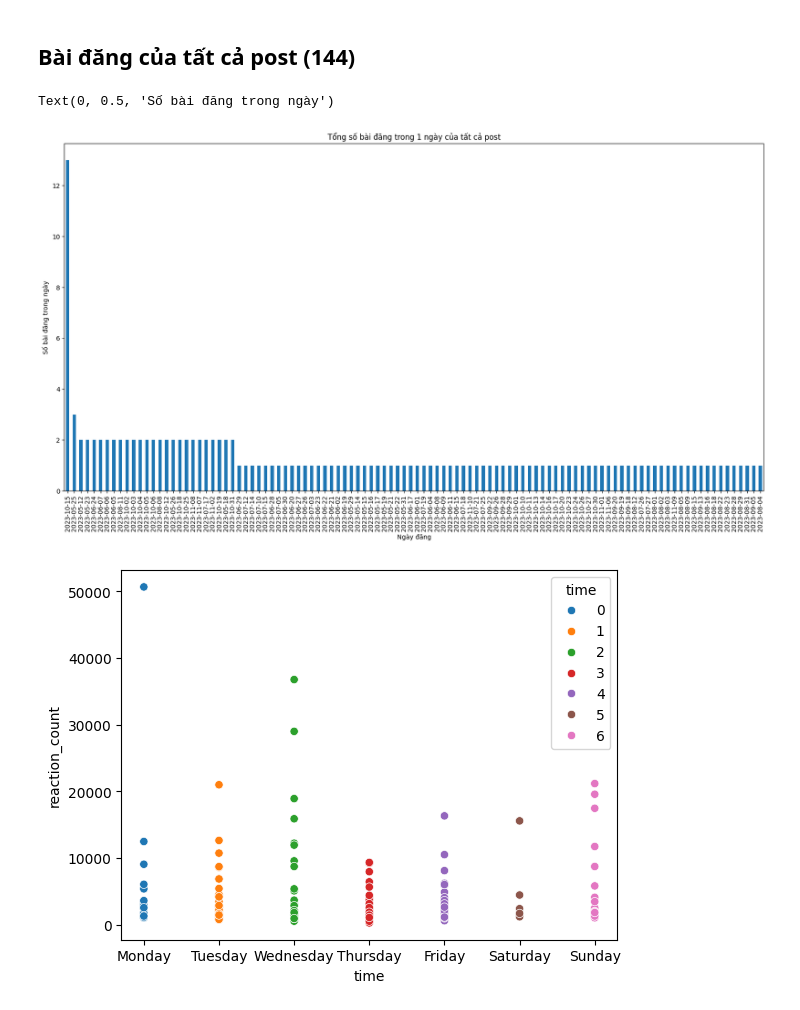
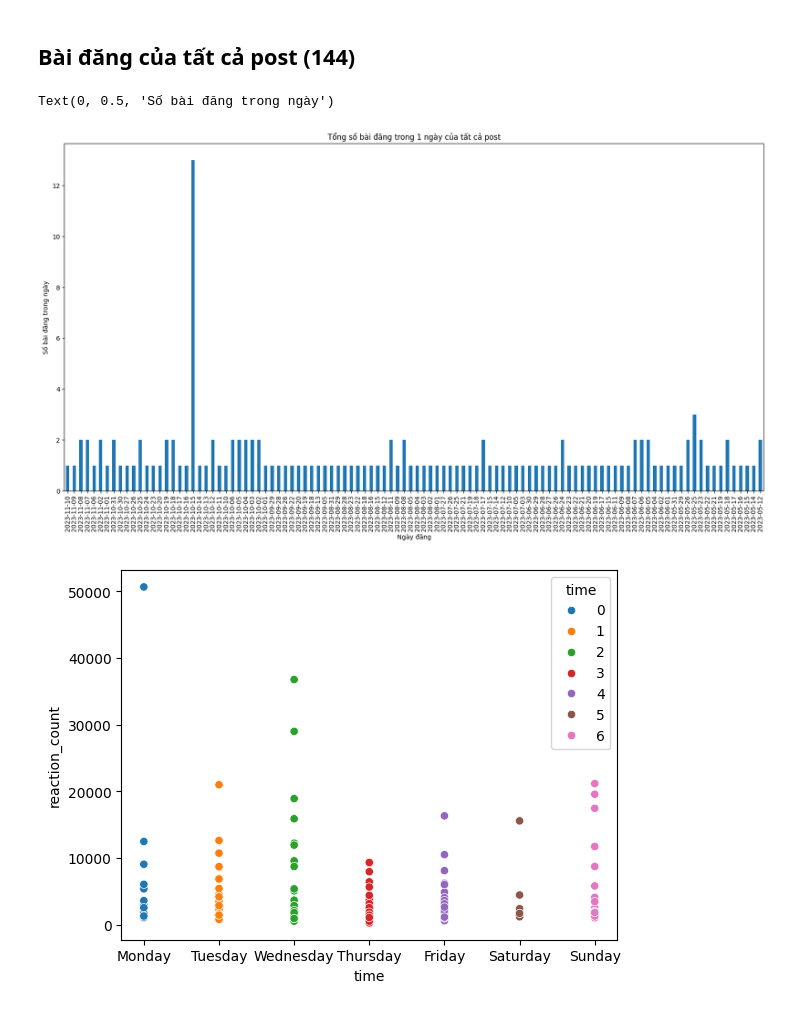
Before and after one commit to dphieu/final_project_python, a Jupyter notebook: Analyze_Data.ipynb, the cells around one changed output. Drawn from its saved outputs; the diff is of its cells as text; code cells hidden in the pictures.

```diff
--- a/Analyze_Data.ipynb
+++ b/Analyze_Data.ipynb
@@ -273,15 +300,15 @@ Text(0, 0.5, 'Trung bình số lượng phản ứng')
 # %%
 cooked_fre_day = cooked_df.copy()
 cooked_fre_day['time'] = pd.to_datetime(cooked_fre_day['time'])
 cooked_fre_day['time'] = cooked_fre_day['time'].dt.date
 
-cooked_fre_day['time'].value_counts().plot(kind='bar', figsize=(20,10))
+cooked_fre_day['time'].value_counts().sort_index(ascending=False).plot(kind='bar', figsize=(20,10))
 plt.title('Tổng số bài đăng trong 1 ngày của tất cả post')
 plt.xlabel('Ngày đăng')
 plt.ylabel('Số bài đăng trong ngày')
 # %% [output]
 Text(0, 0.5, 'Số bài đăng trong ngày')
-[figure, old version]
+[figure, new version]
 # %%
 cooked_fre_week = cooked_df.copy()
 cooked_fre_week['time'] = pd.to_datetime(cooked_fre_week['time'])
```
Also changed, not shown: parts of 9 cells of this notebook.
